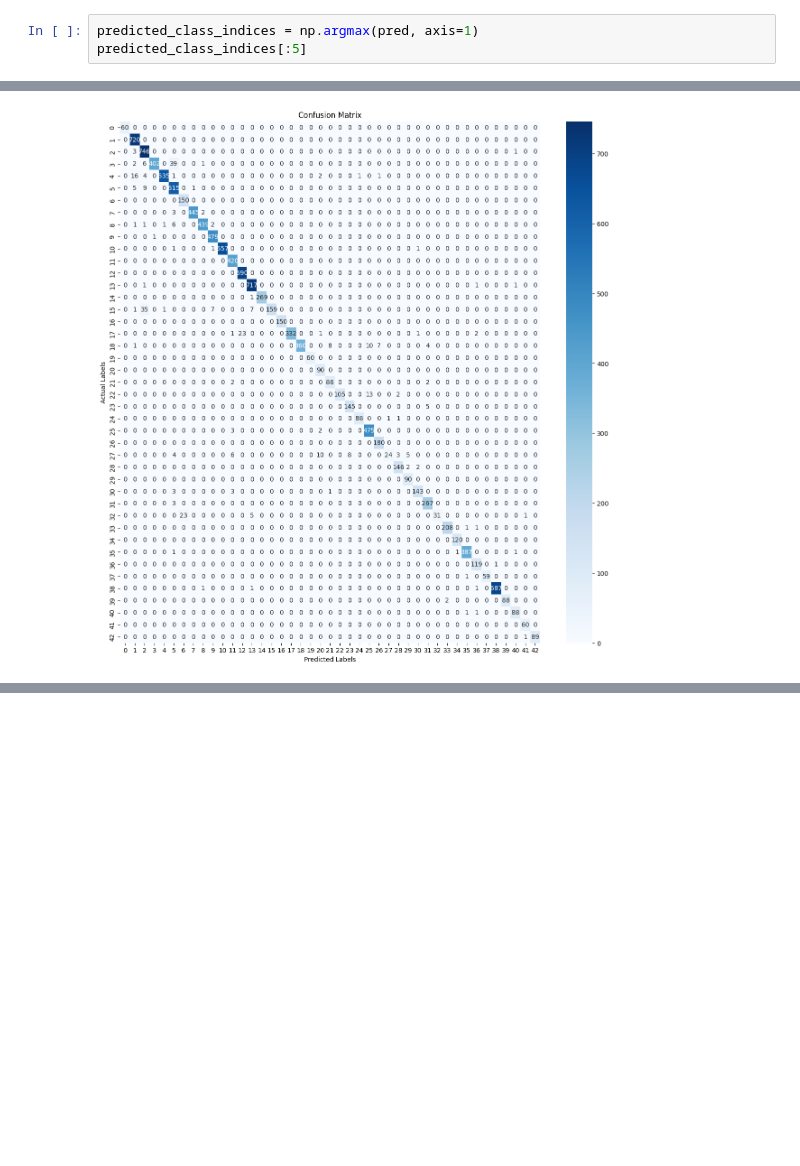
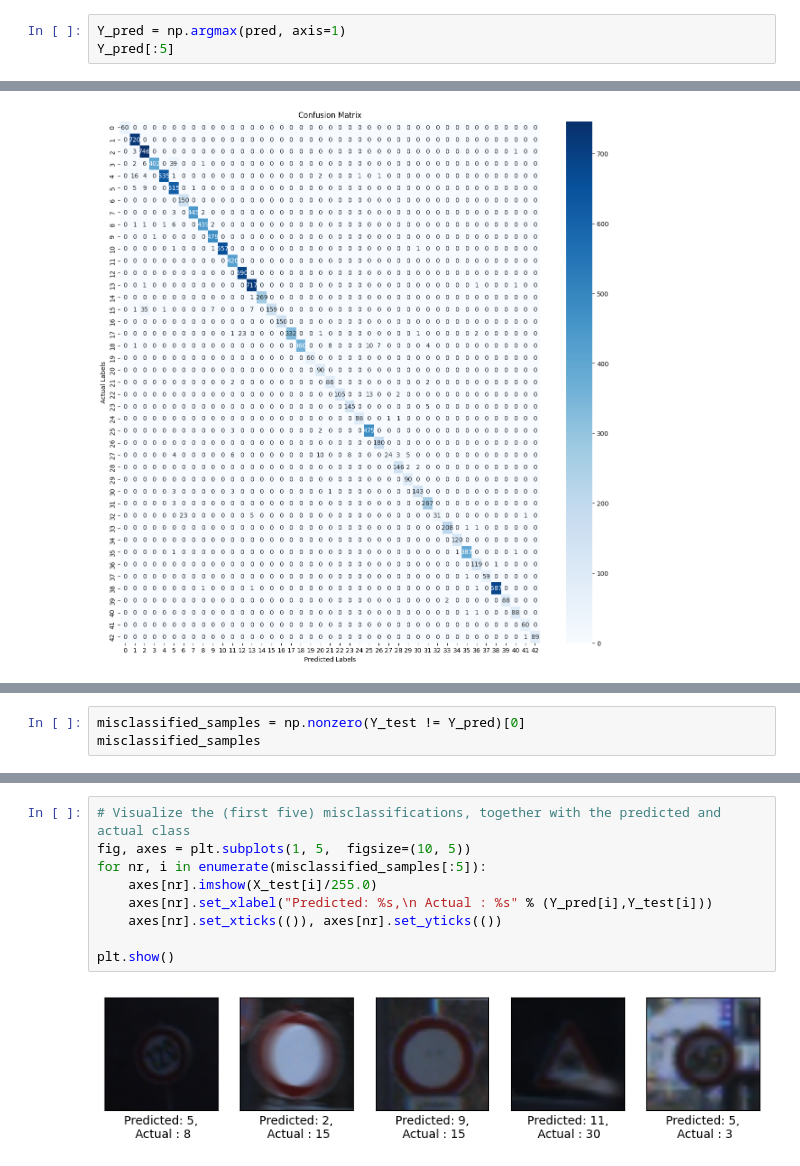
Before and after one commit to Medkallel/Road-Signs-Deep-Learning-Classification, a Jupyter notebook: Models_Training.ipynb, the cells around one changed output, grey strips where cells are left out. Drawn from its saved outputs; the diff is of its cells as text; blank space fills up the shorter version.

Commit message:
Added Misclassification Interpretation

```diff
--- a/Models_Training.ipynb
+++ b/Models_Training.ipynb
@@ -237,8 +237,8 @@ pred.shape
 # %% [output]
 (12630, 43)
 # %%
-predicted_class_indices = np.argmax(pred, axis=1)
-predicted_class_indices[:5]
+Y_pred = np.argmax(pred, axis=1)
+Y_pred[:5]
 # %% [output]
 array([16,  1, 38, 33, 11])
 # %%
@@ -305,0 +316,3 @@ plt.show()
+# %%
+misclassified_samples = np.nonzero(Y_test != Y_pred)[0]
+misclassified_samples
@@ -305,0 +337,11 @@ plt.show()
+# %%
+# Visualize the (first five) misclassifications, together with the predicted and actual class
+fig, axes = plt.subplots(1, 5,  figsize=(10, 5))
+for nr, i in enumerate(misclassified_samples[:5]):
+    axes[nr].imshow(X_test[i]/255.0)
+    axes[nr].set_xlabel("Predicted: %s,\n Actual : %s" % (Y_pred[i],Y_test[i]))
+    axes[nr].set_xticks(()), axes[nr].set_yticks(())
+
+plt.show()
+# %% [output]
+[figure, added]
```
Also changed, not shown: parts of 7 cells of this notebook.
